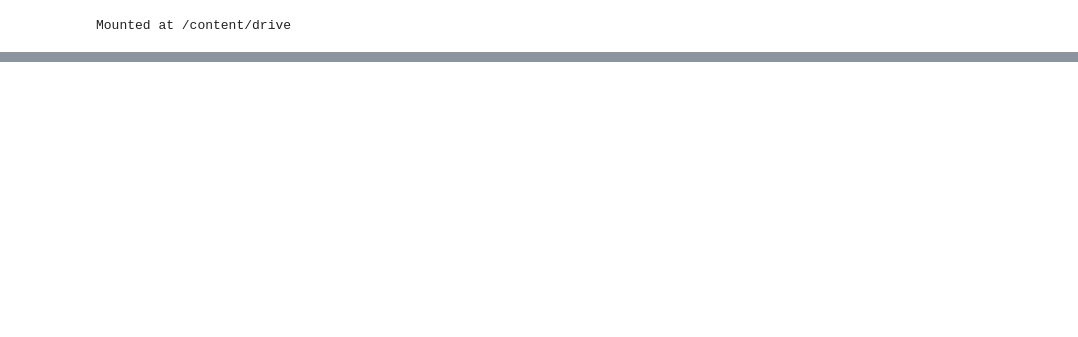
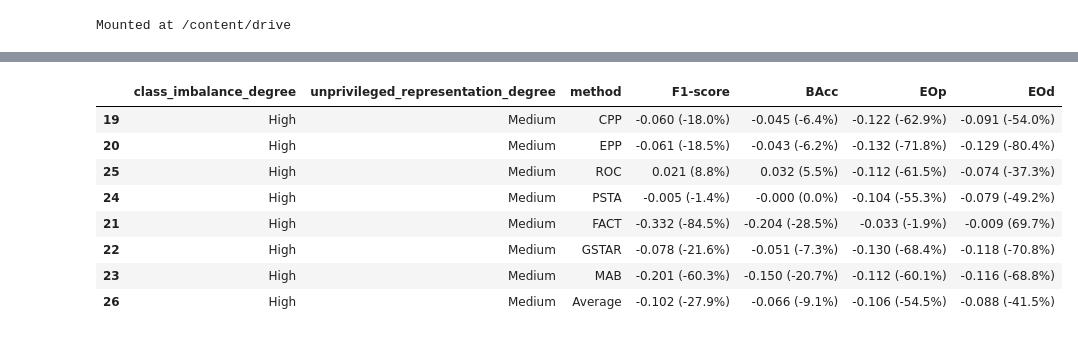
Before and after one commit to ngoc-vien-dang/FairML4H-PostProcessing, a Jupyter notebook: Overall_datasets.ipynb, the cells around one changed output, grey strips where cells are left out. Saved outputs shown, nothing was run; the diff lists cells and outputs as text; code cells hidden in the pictures; blank space fills up the shorter version.

```diff
--- a/Overall_datasets.ipynb
+++ b/Overall_datasets.ipynb
@@ -72,0 +82,12 @@ overall_df['Medium_Medium']
+# %%
+overall_df['High_Medium'][['class_imbalance_degree', 'unprivileged_representation_degree','method', 'F1-score', 'BAcc', 'EOp', 'EOd']]
+# %% [output]
+|  | class_imbalance_degree | unprivileged_representation_degree | method | F1-score | BAcc | EOp | EOd |
+| 19 | High | Medium | CPP | -0.060 (-18.0%) | -0.045 (-6.4%) | -0.122 (-62.9%) | -0.091 (-54.0%) |
+| 20 | High | Medium | EPP | -0.061 (-18.5%) | -0.043 (-6.2%) | -0.132 (-71.8%) | -0.129 (-80.4%) |
+| 25 | High | Medium | ROC | 0.021 (8.8%) | 0.032 (5.5%) | -0.112 (-61.5%) | -0.074 (-37.3%) |
+| 24 | High | Medium | PSTA | -0.005 (-1.4%) | -0.000 (0.0%) | -0.104 (-55.3%) | -0.079 (-49.2%) |
+| 21 | High | Medium | FACT | -0.332 (-84.5%) | -0.204 (-28.5%) | -0.033 (-1.9%) | -0.009 (69.7%) |
+| 22 | High | Medium | GSTAR | -0.078 (-21.6%) | -0.051 (-7.3%) | -0.130 (-68.4%) | -0.118 (-70.8%) |
+| 23 | High | Medium | MAB | -0.201 (-60.3%) | -0.150 (-20.7%) | -0.112 (-60.1%) | -0.116 (-68.8%) |
+| 26 | High | Medium | Average | -0.102 (-27.9%) | -0.066 (-9.1%) | -0.106 (-54.5%) | -0.088 (-41.5%) |
```
Also changed, not shown: parts of 13 cells of this notebook, 3 other files.
